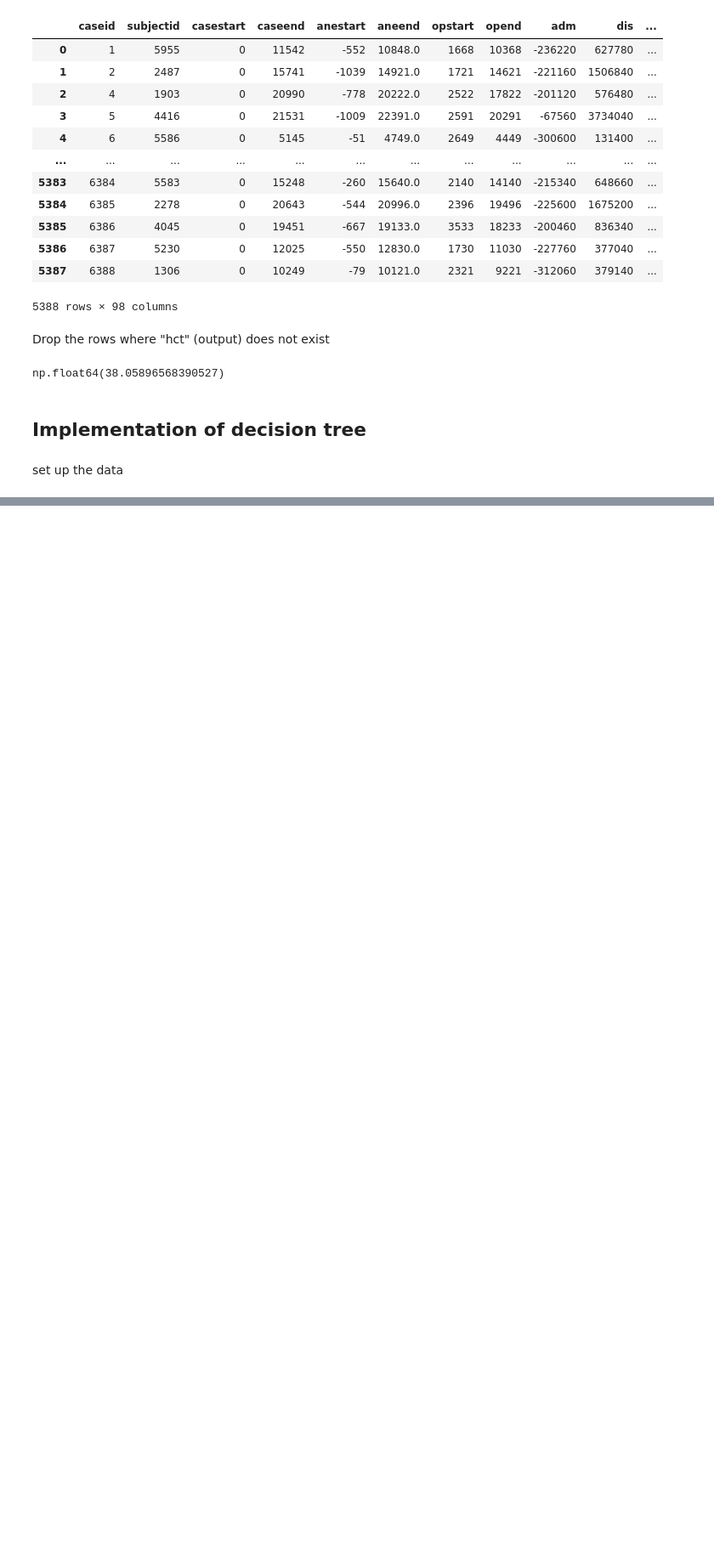
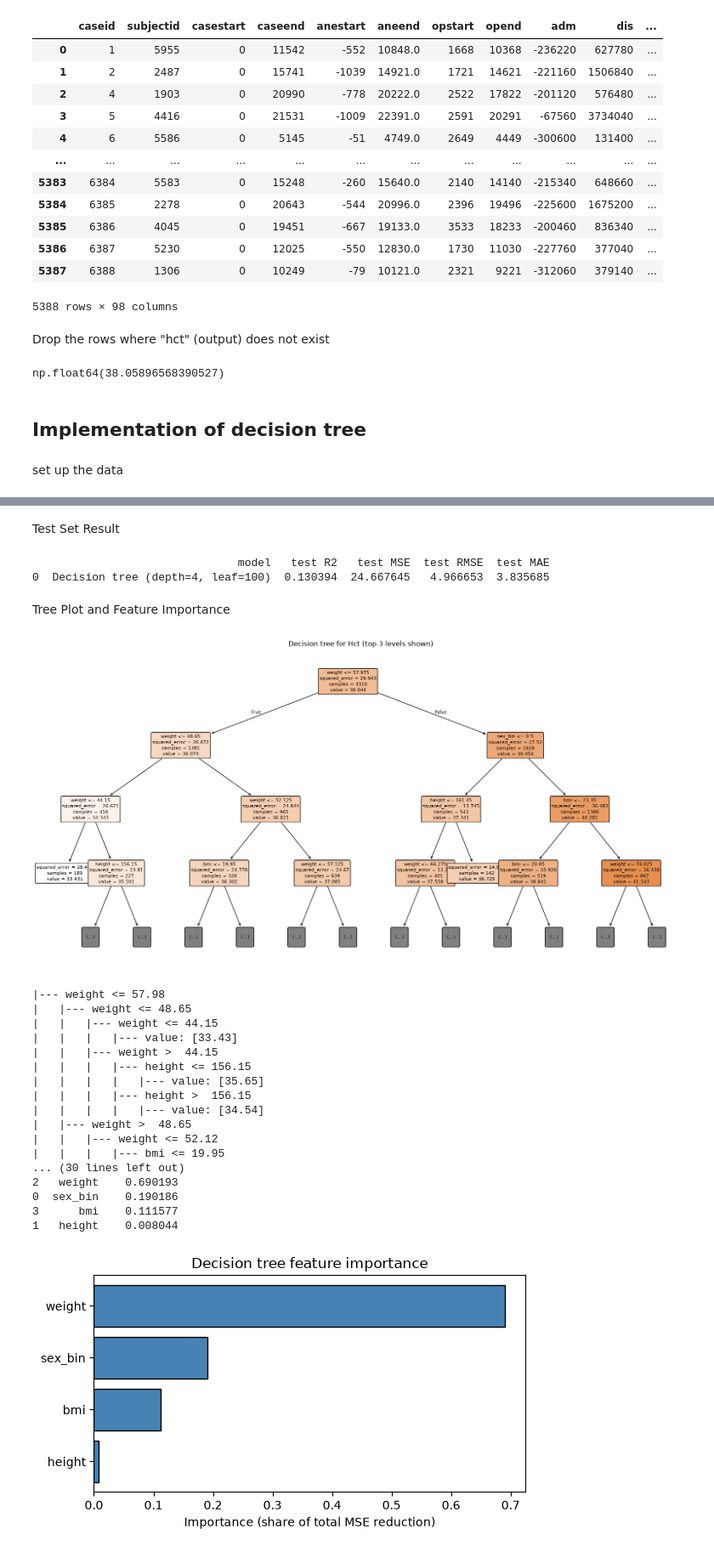
Before and after one commit to May-hk/lab-test-prediction, a Jupyter notebook: decision_tree.ipynb, the cells around one changed output, grey strips where cells are left out. Shown at 85% size. Cells and saved outputs as stored; diff of their text form; code cells hidden in the pictures; blank space fills up the shorter version.

```diff
--- a/decision_tree.ipynb
+++ b/decision_tree.ipynb
@@ -245,0 +194,48 @@ plt.show()
+# %% [markdown]
+Test Set Result
+# %%
+y_pred = best_model.predict(X_test)
+def test_metrics(name, est):
+    p = est.predict(X_test)
+    return {"model": name, "test R2": r2_score(y_test, p), "test MSE": mean_squared_error(y_test, p),
+            "test RMSE": np.sqrt(mean_squared_error(y_test, p)), "test MAE": mean_absolute_error(y_test, p)}
+
+test_table = pd.DataFrame([test_metrics(f"Decision tree (depth={best_depth}, leaf={best_leaf})", best_model)])
+print(test_table)
+# %% [output]
+                               model   test R2   test MSE  test RMSE  test MAE
+0  Decision tree (depth=4, leaf=100)  0.130394  24.667645   4.966653  3.835685
+# %% [markdown]
+Tree Plot and Feature Importance
+# %%
+plt.figure(figsize=(20, 10))
+plot_tree(best_model, feature_names=predictors, filled=True, rounded=True, fontsize=8, max_depth=3)
+plt.title('Decision tree for Hct (top 3 levels shown)'); plt.show()
+print(export_text(best_model, feature_names=predictors))
+importance_df = (pd.DataFrame({'feature': predictors, 'importance': best_model.feature_importances_})
+                 .sort_values('importance', ascending=False))
+print(importance_df)
+plt.figure(figsize=(6, 3.5))
+plt.barh(importance_df['feature'][::-1], importance_df['importance'][::-1], color='steelblue', edgecolor='black')
+plt.xlabel('Importance (share of total MSE reduction)'); plt.title('Decision tree feature importance')
+plt.tight_layout(); plt.show()
+# %% [output]
+[figure, added]
+|--- weight <= 57.98
+|   |--- weight <= 48.65
+|   |   |--- weight <= 44.15
+|   |   |   |--- value: [33.43]
+|   |   |--- weight >  44.15
+|   |   |   |--- height <= 156.15
+|   |   |   |   |--- value: [35.65]
+|   |   |   |--- height >  156.15
+|   |   |   |   |--- value: [34.54]
+|   |--- weight >  48.65
+|   |   |--- weight <= 52.12
+|   |   |   |--- bmi <= 19.95
+... (30 lines left out)
+2   weight    0.690193
+0  sex_bin    0.190186
+3      bmi    0.111577
+1   height    0.008044
+[figure, added]
```
Also changed, not shown: parts of 24 cells of this notebook, 1 other file.
